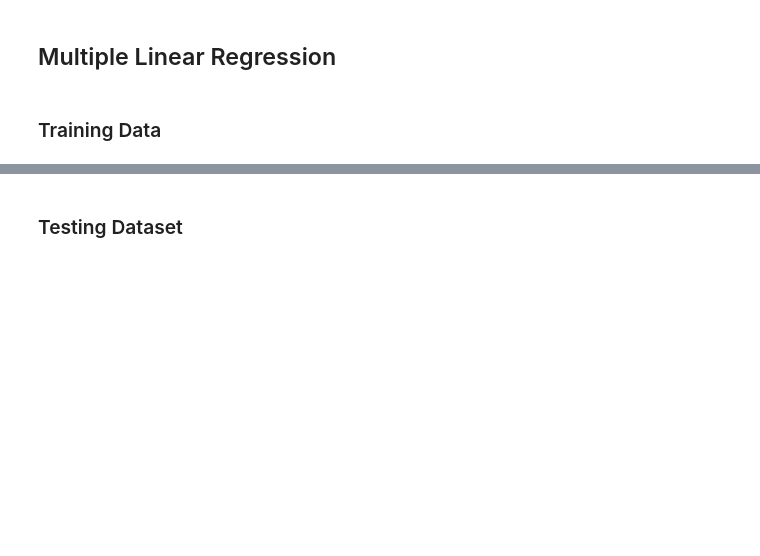
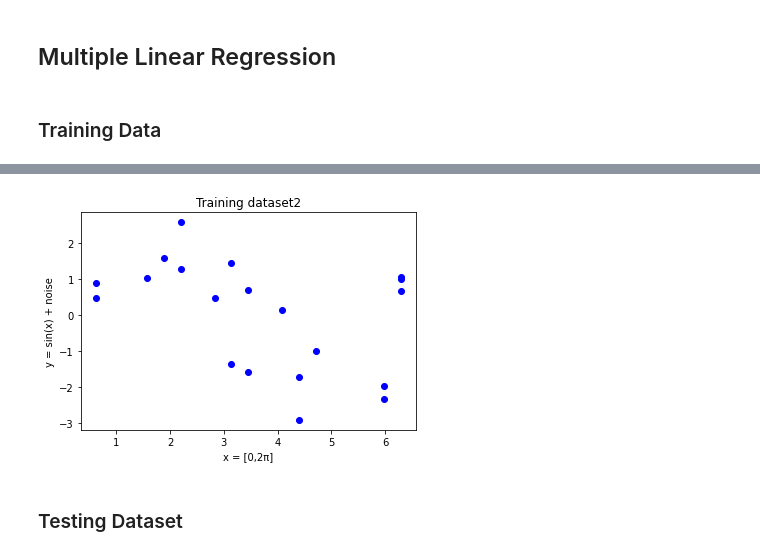
Before and after one commit to anurag1504t/MachineLearning, a Jupyter notebook: 2018BCS_011_ML_Lab.ipynb, the cells around one changed output, grey strips where cells are left out. Saved outputs shown, nothing was run; the diff lists cells and outputs as text; code cells hidden in the pictures; blank space fills up the shorter version.

```diff
--- a/2018BCS_011_ML_Lab.ipynb
+++ b/2018BCS_011_ML_Lab.ipynb
@@ -184,3 +185,12 @@ array([[3.45575192, 2.82743339],
+# %%
+# Plot of Training Dataset
+plt.plot(x2_train,ym_train,'bo');
+plt.xlabel('x = [0,2π]');
+plt.ylabel('y = sin(x) + noise');
+plt.title('Training dataset2');
+plt.show()
+# %% [output]
+[figure, added]
 # %% [markdown]
 ### Testing Dataset
 # %%
```
Also changed, not shown: parts of 29 cells of this notebook.
